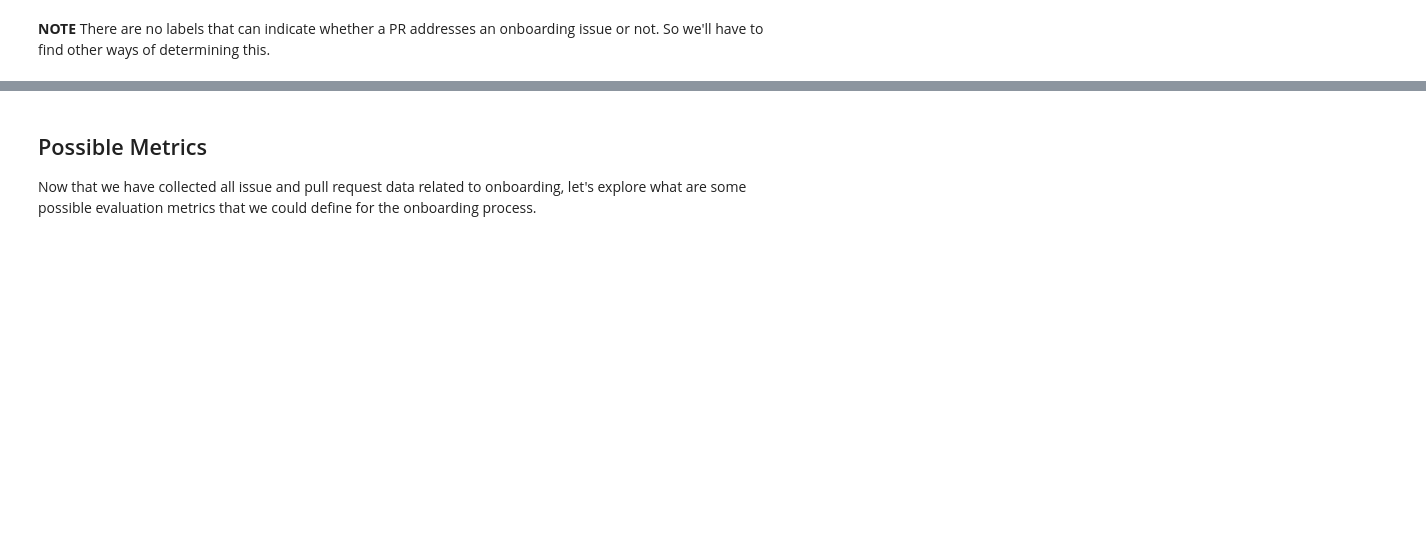
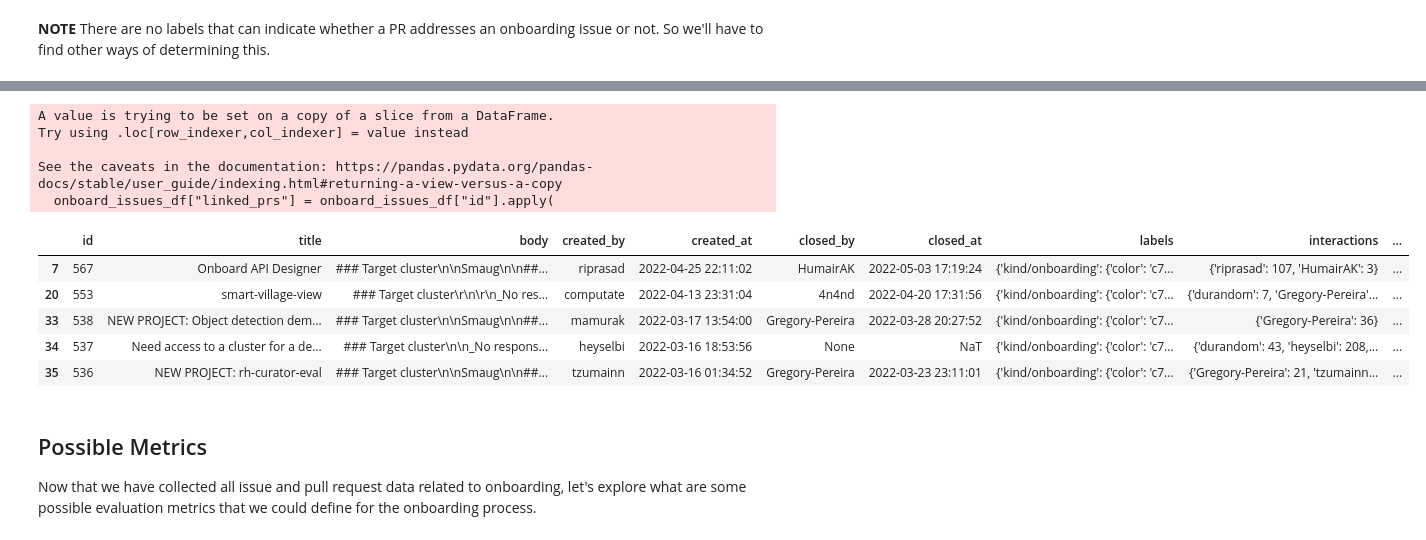
Before and after one commit to operate-first/apps, a Jupyter notebook: notebooks/onboarding-eda.ipynb, the cells around one changed output, grey strips where cells are left out. Cells and saved outputs as stored; diff of their text form; code cells hidden in the pictures; blank space fills up the shorter version.

```diff
--- a/notebooks/onboarding-eda.ipynb
+++ b/notebooks/onboarding-eda.ipynb
@@ -260,3 +270,30 @@ why are datetime columns in this df not accurate? cant measure time to merge/clo
+# %%
+def get_linked_prs(issue_id: str, prs_df: pd.DataFrame) -> List[int]:
+    """Get PRs linked with the given issue id, using the prs df"""
+    # get rows in pr df which have this issue id mentioned
+    has_issue = onboard_prs_df["linked_support_issues"].apply(
+        lambda x: str(issue_id) in x
+    )
+    # get the ids from these rows
+    return onboard_prs_df[has_issue]["id"].tolist()
+
+
+onboard_issues_df["linked_prs"] = onboard_issues_df["id"].apply(
+    partial(get_linked_prs, prs_df=onboard_prs_df)
+)
+onboard_issues_df[onboard_issues_df["linked_prs"].apply(len) != 0].head()
+# %% [output]
+A value is trying to be set on a copy of a slice from a DataFrame.
+Try using .loc[row_indexer,col_indexer] = value instead
+
+See the caveats in the documentation: https://pandas.pydata.org/pandas-docs/stable/user_guide/indexing.html#returning-a-view-versus-a-copy
+  onboard_issues_df["linked_prs"] = onboard_issues_df["id"].apply(
+|  | id | title | body | created_by | created_at | closed_by | closed_at | labels | interactions | ... |
+| 7 | 567 | Onboard API Designer | ### Target cluster\n\nSmaug\n\n##... | riprasad | 2022-04-25 22:11:02 | HumairAK | 2022-05-03 17:19:24 | {'kind/onboarding': {'color': 'c7... | {'riprasad': 107, 'HumairAK': 3} | ... |
+| 20 | 553 | smart-village-view | ### Target cluster\r\n\r\n_No res... | computate | 2022-04-13 23:31:04 | 4n4nd | 2022-04-20 17:31:56 | {'kind/onboarding': {'color': 'c7... | {'durandom': 7, 'Gregory-Pereira'... | ... |
+| 33 | 538 | NEW PROJECT: Object detection dem... | ### Target cluster\n\nSmaug\n\n##... | mamurak | 2022-03-17 13:54:00 | Gregory-Pereira | 2022-03-28 20:27:52 | {'kind/onboarding': {'color': 'c7... | {'Gregory-Pereira': 36} | ... |
+| 34 | 537 | Need access to a cluster for a de... | ### Target cluster\n\n_No respons... | heyselbi | 2022-03-16 18:53:56 | None | NaT | {'kind/onboarding': {'color': 'c7... | {'durandom': 43, 'heyselbi': 208,... | ... |
+| 35 | 536 | NEW PROJECT: rh-curator-eval | ### Target cluster\n\nSmaug\n\n##... | tzumainn | 2022-03-16 01:34:52 | Gregory-Pereira | 2022-03-23 23:11:01 | {'kind/onboarding': {'color': 'c7... | {'Gregory-Pereira': 21, 'tzumainn... | ... |
 # %% [markdown]
 ## Possible Metrics
 
```
Also changed, not shown: parts of 22 cells of this notebook.
